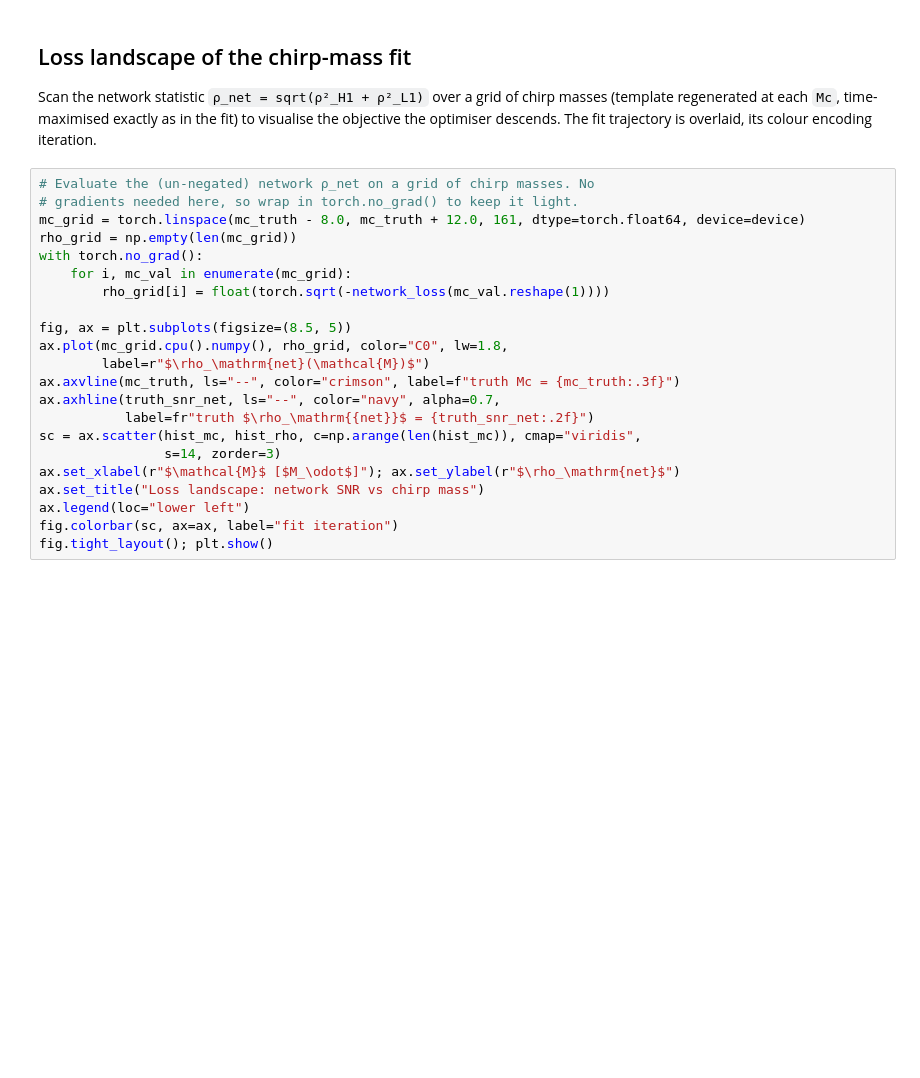
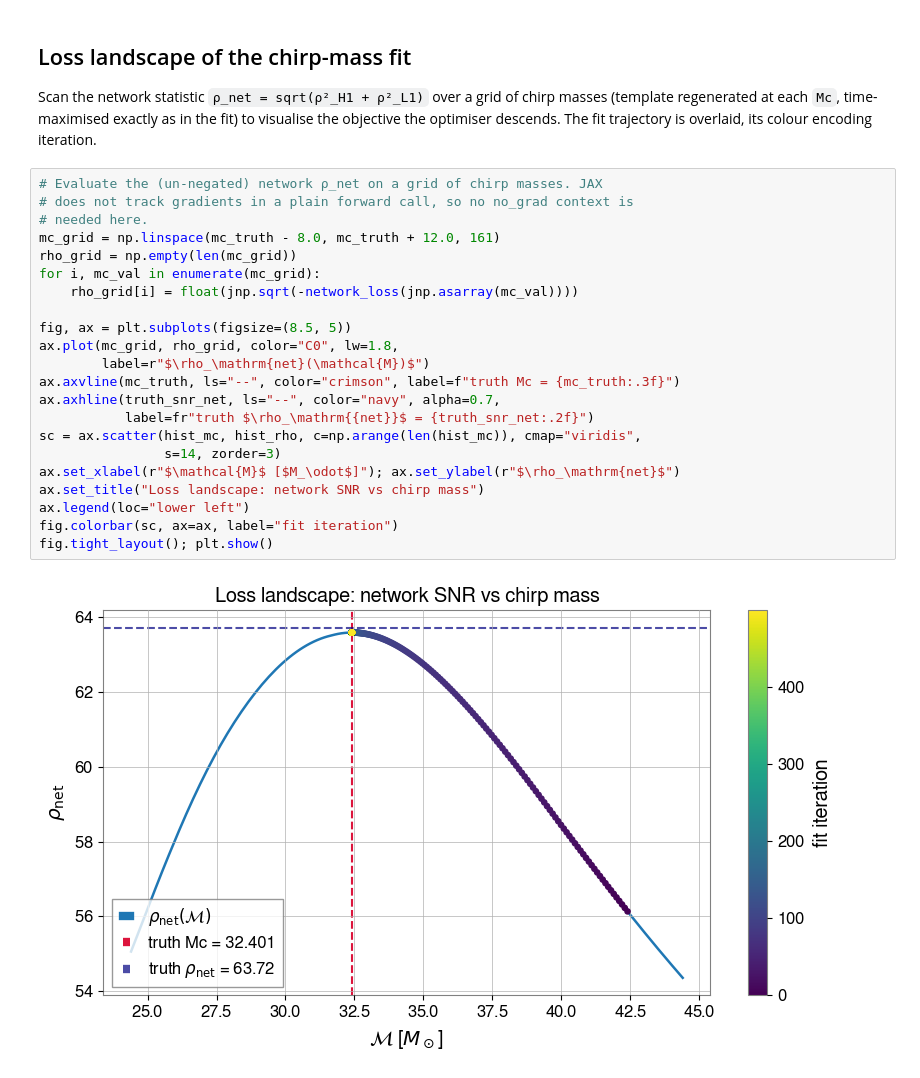
Before and after one commit to chreissel/bnsfinder, a Jupyter notebook: FirstTests.ipynb, the cells around one changed output. Saved outputs shown, nothing was run; the diff lists cells and outputs as text; blank space fills up the shorter version.

```diff
--- a/FirstTests.ipynb
+++ b/FirstTests.ipynb
@@ -293,24 +306,26 @@ chirp masses (template regenerated at each `Mc`, time-maximised exactly as
 in the fit) to visualise the objective the optimiser descends. The fit
 trajectory is overlaid, its colour encoding iteration.
 # %%
-# Evaluate the (un-negated) network ρ_net on a grid of chirp masses. No
-# gradients needed here, so wrap in torch.no_grad() to keep it light.
-mc_grid = torch.linspace(mc_truth - 8.0, mc_truth + 12.0, 161, dtype=torch.float64, device=device)
+# Evaluate the (un-negated) network ρ_net on a grid of chirp masses. JAX
+# does not track gradients in a plain forward call, so no no_grad context is
+# needed here.
+mc_grid = np.linspace(mc_truth - 8.0, mc_truth + 12.0, 161)
 rho_grid = np.empty(len(mc_grid))
-with torch.no_grad():
-    for i, mc_val in enumerate(mc_grid):
-        rho_grid[i] = float(torch.sqrt(-network_loss(mc_val.reshape(1))))
+for i, mc_val in enumerate(mc_grid):
+    rho_grid[i] = float(jnp.sqrt(-network_loss(jnp.asarray(mc_val))))
 
 fig, ax = plt.subplots(figsize=(8.5, 5))
-ax.plot(mc_grid.cpu().numpy(), rho_grid, color="C0", lw=1.8,
+ax.plot(mc_grid, rho_grid, color="C0", lw=1.8,
         label=r"$\rho_\mathrm{net}(\mathcal{M})$")
 ax.axvline(mc_truth, ls="--", color="crimson", label=f"truth Mc = {mc_truth:.3f}")
 ax.axhline(truth_snr_net, ls="--", color="navy", alpha=0.7,
            label=fr"truth $\rho_\mathrm{{net}}$ = {truth_snr_net:.2f}")
 sc = ax.scatter(hist_mc, hist_rho, c=np.arange(len(hist_mc)), cmap="viridis",
                 s=14, zorder=3)
 ax.set_xlabel(r"$\mathcal{M}$ [$M_\odot$]"); ax.set_ylabel(r"$\rho_\mathrm{net}$")
 ax.set_title("Loss landscape: network SNR vs chirp mass")
 ax.legend(loc="lower left")
 fig.colorbar(sc, ax=ax, label="fit iteration")
 fig.tight_layout(); plt.show()
+# %% [output]
+[figure, added]
```
Also changed, not shown: parts of 9 cells of this notebook, 1 other file.
